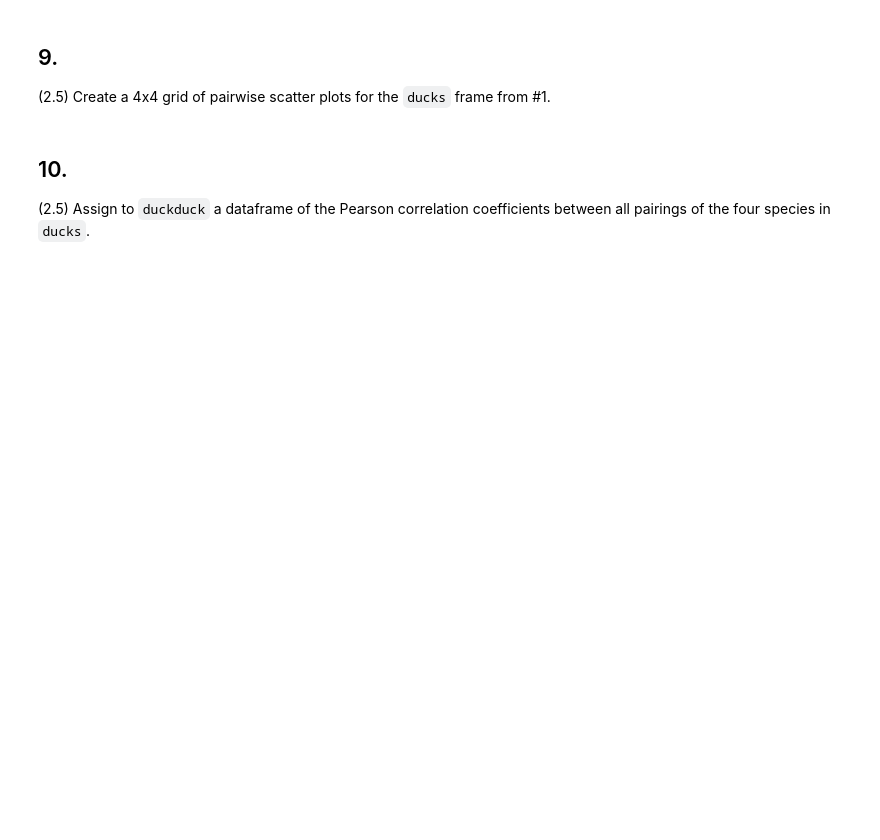
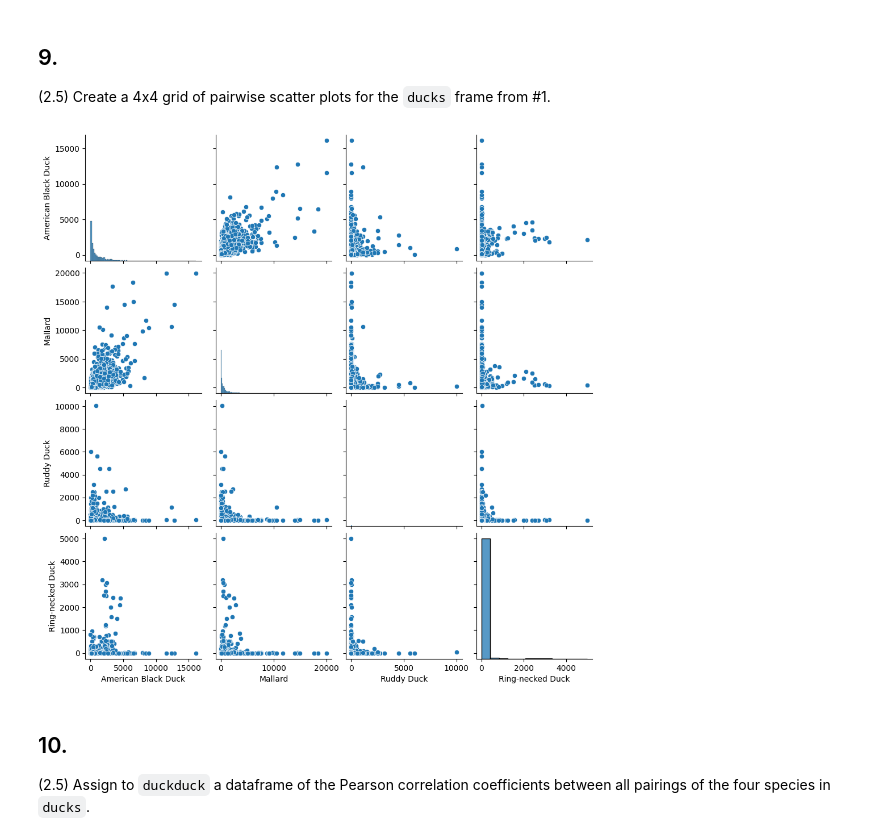
Before and after one commit to Danm2810/dataScience, a Jupyter notebook: Chapter2/birds.ipynb, the cells around one changed output. Cells and saved outputs as stored; diff of their text form; code cells hidden in the pictures; blank space fills up the shorter version.

```diff
--- a/Chapter2/birds.ipynb
+++ b/Chapter2/birds.ipynb
@@ -129,10 +253,13 @@ print("OK")
 ## 9.
 (2.5) Create a 4x4 grid of pairwise scatter plots for the `ducks` frame from #1.
 # %%
-# Results in a plot
+ducks = birds[["American Black Duck", "Mallard", "Ruddy Duck", "Ring-necked Duck"]]
 
-# YOUR CODE HERE
-raise NotImplementedError()
+sns.pairplot(ducks)
+
+plt.show()
+# %% [output]
+[figure, added]
 # %% [markdown]
 ## 10.
 (2.5) Assign to `duckduck` a dataframe of the Pearson correlation coefficients between all pairings of the four species in `ducks`.
```
Also changed, not shown: parts of 19 cells of this notebook, 2 other files.
